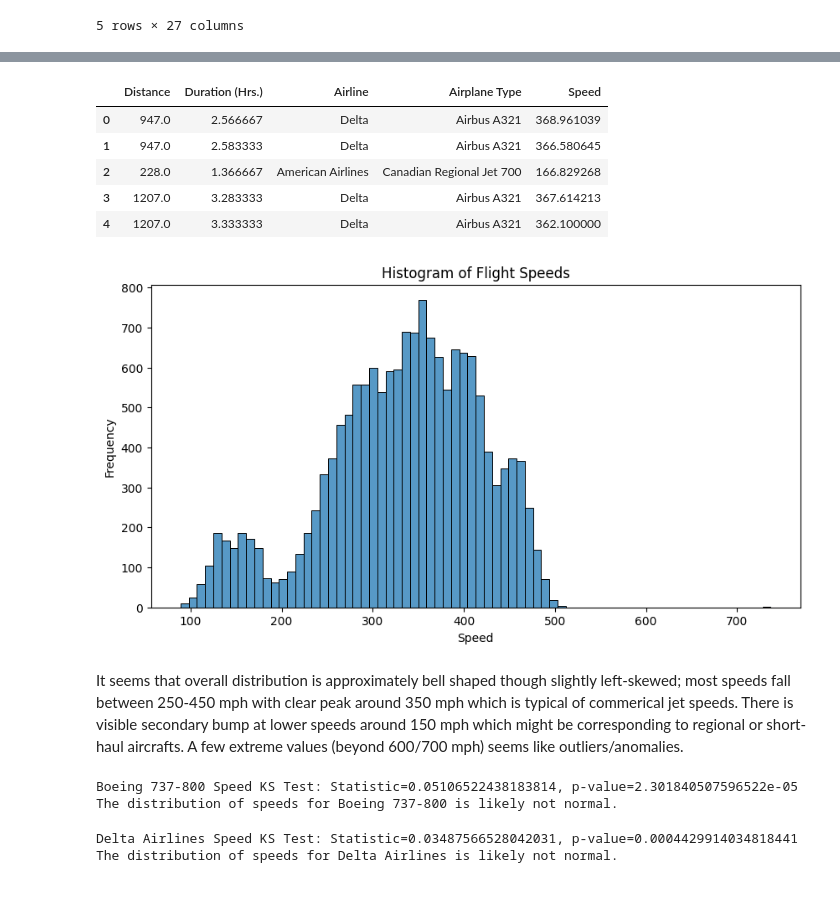
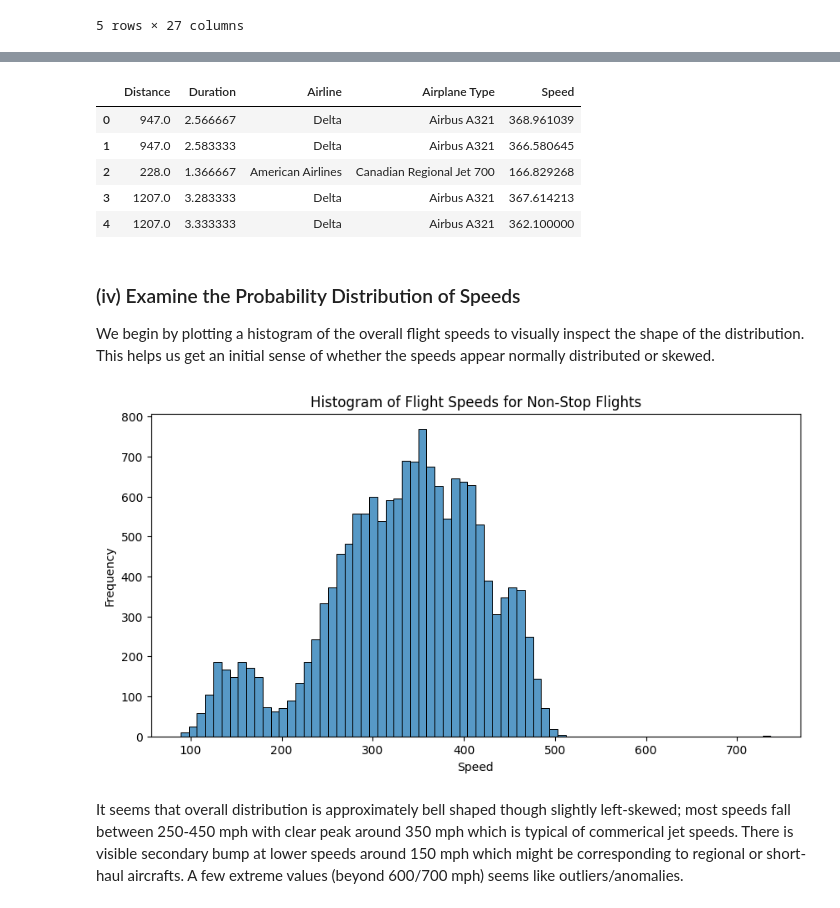
Before and after one commit to harshil-sanghvi/cse544-project, a Jupyter notebook: final_project.ipynb, the cells around one changed output, grey strips where cells are left out. Cells and saved outputs as stored; diff of their text form; code cells hidden in the pictures.

```diff
--- a/final_project.ipynb
+++ b/final_project.ipynb
@@ -45,8 +72,8 @@ nonstop_df = nonstop_df.rename(columns=cols)
 # keep only the columns we want
 nonstop_df = nonstop_df[cols.values()]
 # %%
-import re
-
+# this function converts the ISO 8601 duration format to hours
+# e.g. PT1H30M -> 1.5
 def parse_duration(s):
     match = re.match(r'PT(?:(\d+)H)?(?:(\d+)M)?', s)
     if match:
@@ -55,8 +82,8 @@ def parse_duration(s):
         return hours + minutes / 60
     return None
 
-nonstop_df['Duration (Hrs.)'] = nonstop_df['Duration'].apply(parse_duration)
+nonstop_df['Duration'] = nonstop_df['Duration'].apply(parse_duration) # converting duration to hours
 # %%
-nonstop_df['Speed'] = nonstop_df['Distance'] / nonstop_df['Duration (Hrs.)']
+nonstop_df['Speed'] = nonstop_df['Distance'] / nonstop_df['Duration'] # calculating speed - it will be in miles per hour
 # %%
-nonstop_df.dropna(subset=['Distance', 'Duration (Hrs.)', 'Speed'], inplace=True)
+nonstop_df.dropna(subset=['Distance', 'Duration', 'Speed'], inplace=True) # dropping rows with missing values
@@ -65,55 +106,26 @@ nonstop_df.drop_duplicates(inplace=True)
 # %%
-nonstop_df_final = nonstop_df[['Distance', 'Duration (Hrs.)', 'Airline', 'Airplane Type', 'Speed']]
+nonstop_df_final = nonstop_df[['Distance', 'Duration', 'Airline', 'Airplane Type', 'Speed']]
 # %%
 nonstop_df_final.head()
 # %% [output]
-|  | Distance | Duration (Hrs.) | Airline | Airplane Type | Speed |
+|  | Distance | Duration | Airline | Airplane Type | Speed |
 | 0 | 947.0 | 2.566667 | Delta | Airbus A321 | 368.961039 |
 | 1 | 947.0 | 2.583333 | Delta | Airbus A321 | 366.580645 |
 | 2 | 228.0 | 1.366667 | American Airlines | Canadian Regional Jet 700 | 166.829268 |
 | 3 | 1207.0 | 3.283333 | Delta | Airbus A321 | 367.614213 |
 | 4 | 1207.0 | 3.333333 | Delta | Airbus A321 | 362.100000 |
+# %% [markdown]
+### (iv) Examine the Probability Distribution of Speeds
+
+We begin by plotting a histogram of the overall flight speeds to visually inspect the shape of the distribution. This helps us get an initial sense of whether the speeds appear normally distributed or skewed.
 # %%
 plt.figure(figsize=(10, 5))
 sns.histplot(nonstop_df_final['Speed'])
-plt.title("Histogram of Flight Speeds")
+plt.title("Histogram of Flight Speeds for Non-Stop Flights")
 plt.xlabel("Speed")
 plt.ylabel("Frequency")
 plt.show()
 # %% [output]
-[figure, old version]
+[figure, new version]
 # %% [markdown]
 It seems that overall distribution is approximately bell shaped though slightly left-skewed; most speeds fall between 250-450 mph with clear peak around 350 mph which is typical of commerical jet speeds. There is visible secondary bump at lower speeds around 150 mph which might be corresponding to regional or short-haul aircrafts. A few extreme values (beyond 600/700 mph) seems like outliers/anomalies.
-# %%
-speeds_737_800 = nonstop_df_final[nonstop_df_final['Airplane Type'] == 'Boeing 737-800']['Speed']
-
-mean_737_800 = speeds_737_800.mean()
-std_737_800 = speeds_737_800.std()
-
-ks_stat, p_value = kstest(speeds_737_800, 'norm', args=(mean_737_800, std_737_800))
-print(f"Boeing 737-800 Speed KS Test: Statistic={ks_stat}, p-value={p_value}")
-
-# check if the distribution of speeds for Boeing 737-800 is normal
-if p_value > 0.05:
-    print("The distribution of speeds for Boeing 737-800 is likely normal.")
-else:
-    print("The distribution of speeds for Boeing 737-800 is likely not normal.")
-# %% [output]
-Boeing 737-800 Speed KS Test: Statistic=0.05106522438183814, p-value=2.301840507596522e-05
-The distribution of speeds for Boeing 737-800 is likely not normal.
-# %%
-speeds_delta = nonstop_df_final[nonstop_df_final['Airline'] == 'Delta']['Speed']
-mean_delta = speeds_delta.mean()
-std_delta = speeds_delta.std()
-
-ks_stat, p_value = kstest(speeds_delta, 'norm', args=(mean_delta, std_delta))
-print(f"Delta Airlines Speed KS Test: Statistic={ks_stat}, p-value={p_value}")
-
-# check if the distribution of speeds for Delta Airlines is normal
-if p_value > 0.05:
-    print("The distribution of speeds for Delta Airlines is likely normal.")
-else:
-    print("The distribution of speeds for Delta Airlines is likely not normal.")
-# %% [output]
-Delta Airlines Speed KS Test: Statistic=0.03487566528042031, p-value=0.0004429914034818441
-The distribution of speeds for Delta Airlines is likely not normal.
```
Also changed, not shown: parts of 24 cells of this notebook.
